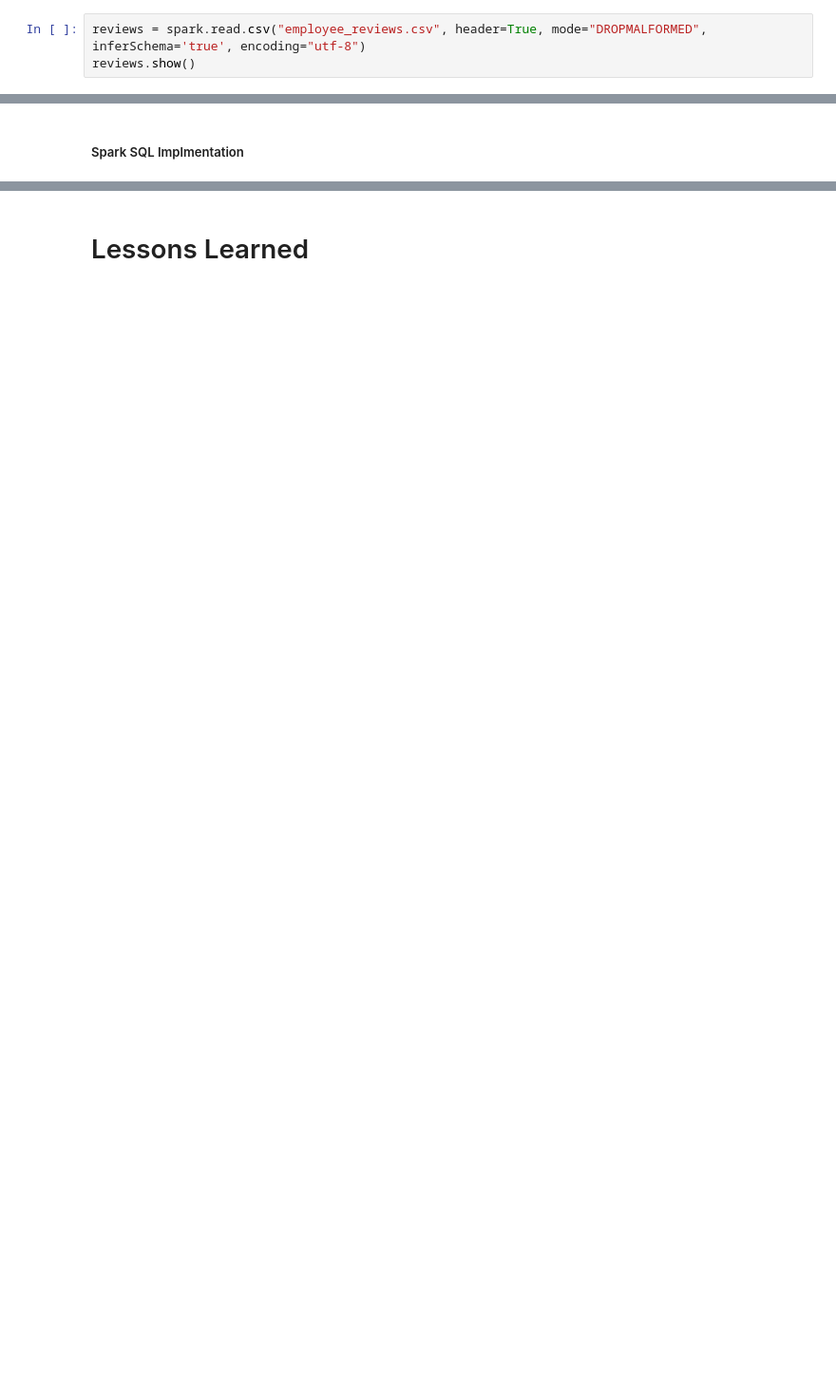
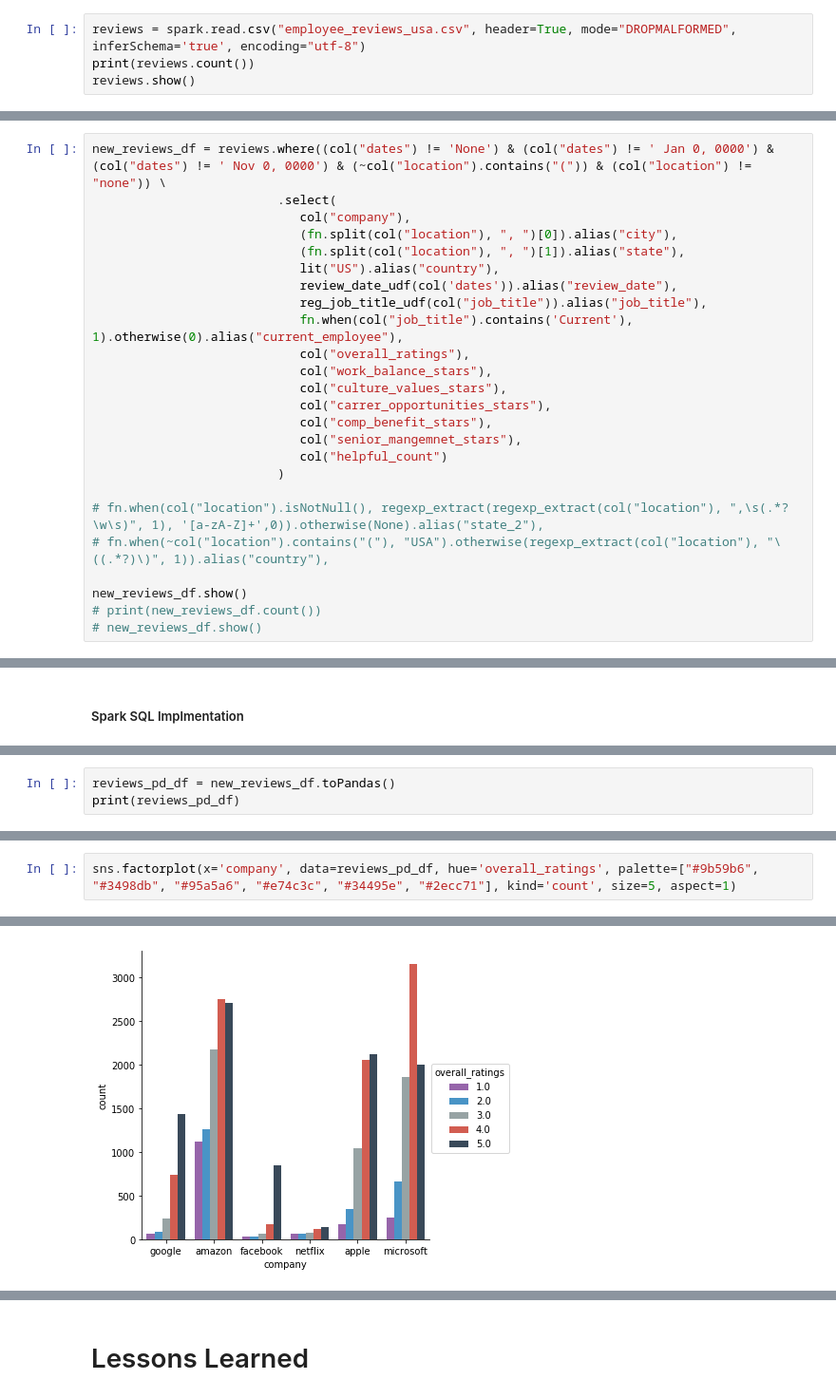
Before and after one commit to stirlingw/data-engineering-test, a Jupyter notebook: rakuten_engineering_test.ipynb, the cells around one changed output, grey strips where cells are left out. Shown: that part at 95% size. Cells and saved outputs as stored; diff of their text form; blank space fills up the shorter version.

```diff
--- a/rakuten_engineering_test.ipynb
+++ b/rakuten_engineering_test.ipynb
@@ -83,4 +86,5 @@ spark = SparkSession.builder.appName("spark play").getOrCreate()
 # %%
-reviews = spark.read.csv("employee_reviews.csv", header=True, mode="DROPMALFORMED", inferSchema='true', encoding="utf-8")
+reviews = spark.read.csv("employee_reviews_usa.csv", header=True, mode="DROPMALFORMED", inferSchema='true', encoding="utf-8")
+print(reviews.count())
 reviews.show()
 # %% [output]
@@ -179,0 +178,25 @@ only showing top 20 rows
+# %%
+new_reviews_df = reviews.where((col("dates") != 'None') & (col("dates") != ' Jan 0, 0000') & (col("dates") != ' Nov 0, 0000') & (~col("location").contains("(")) & (col("location") != "none")) \
+                         .select(
+                            col("company"),
+                            (fn.split(col("location"), ", ")[0]).alias("city"),
+                            (fn.split(col("location"), ", ")[1]).alias("state"),
+                            lit("US").alias("country"),
+                            review_date_udf(col('dates')).alias("review_date"),
+                            reg_job_title_udf(col("job_title")).alias("job_title"),
+                            fn.when(col("job_title").contains('Current'), 1).otherwise(0).alias("current_employee"),
+                            col("overall_ratings"),
+                            col("work_balance_stars"),
+                            col("culture_values_stars"),
+                            col("carrer_opportunities_stars"),
+                            col("comp_benefit_stars"),
+                            col("senior_mangemnet_stars"),
+                            col("helpful_count")
+                         )
+
+# fn.when(col("location").isNotNull(), regexp_extract(regexp_extract(col("location"), ",\s(.*?\w\s)", 1), '[a-zA-Z]+',0)).otherwise(None).alias("state_2"),
+# fn.when(~col("location").contains("("), "USA").otherwise(regexp_extract(col("location"), "\((.*?)\)", 1)).alias("country"),
+
+new_reviews_df.show()
+# print(new_reviews_df.count())
+# new_reviews_df.show()
@@ -446,0 +501,3 @@ only showing top 20 rows
+# %%
+reviews_pd_df = new_reviews_df.toPandas()
+print(reviews_pd_df)
@@ -446,0 +524,3 @@ only showing top 20 rows
+# %%
+sns.factorplot(x='company', data=reviews_pd_df, hue='overall_ratings', palette=["#9b59b6", "#3498db", "#95a5a6", "#e74c3c", "#34495e", "#2ecc71"], kind='count', size=5, aspect=1)
+# %% [output]
@@ -446,0 +528 @@ only showing top 20 rows
+[figure, added]
```
Also changed, not shown: parts of 30 cells of this notebook, 1 other file.
